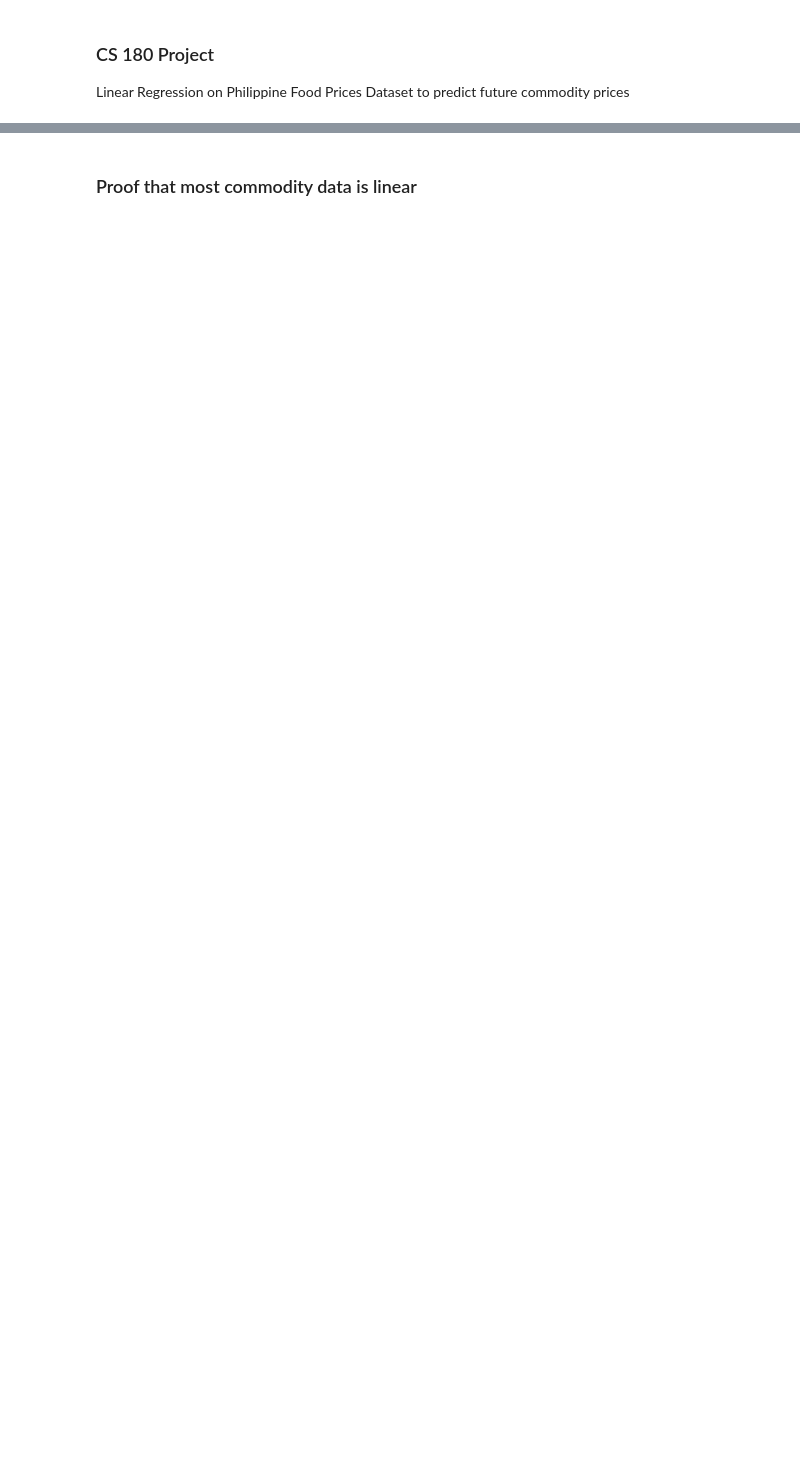
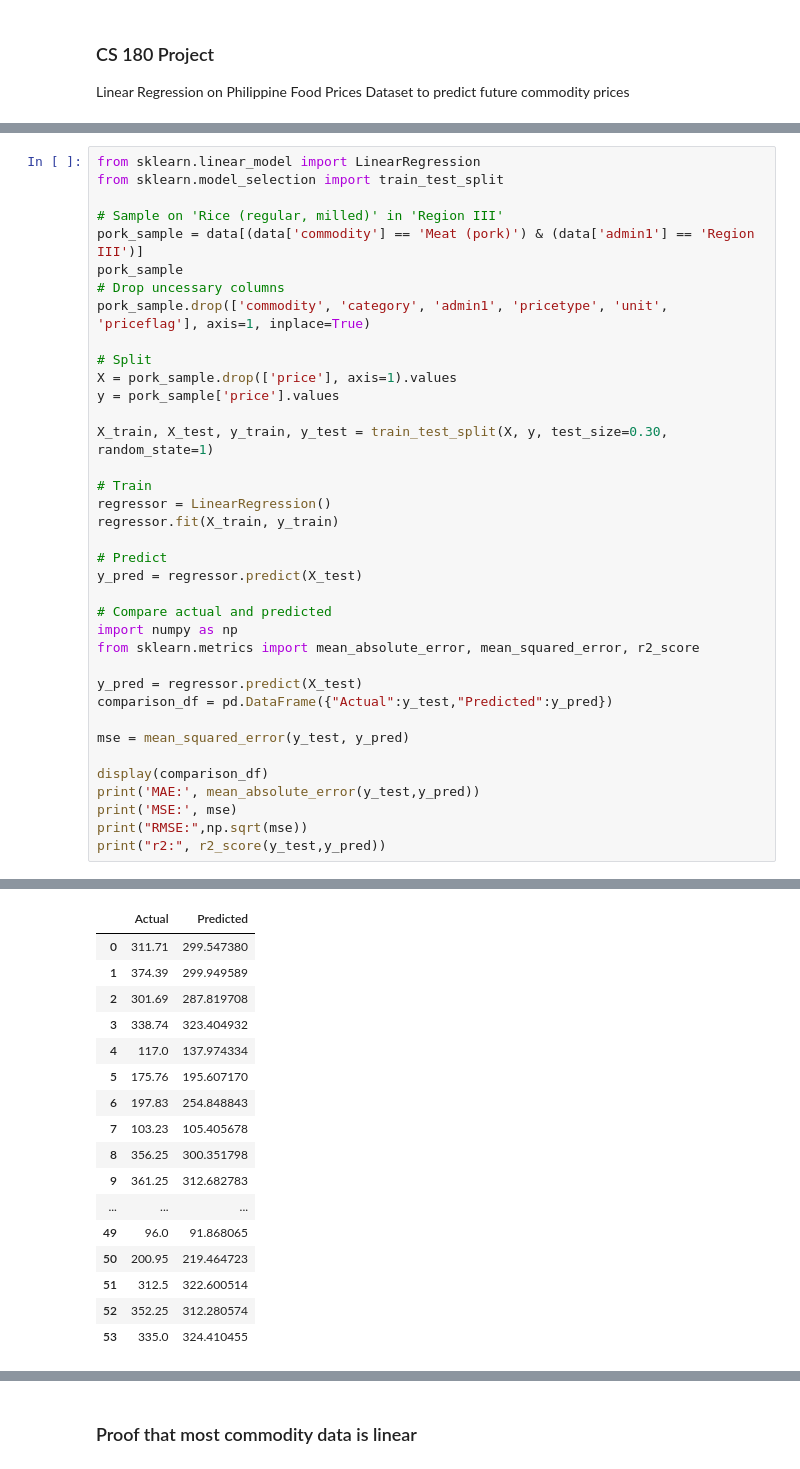
Before and after one commit to NeoGregorio/commodity-predict, a Jupyter notebook: prediction-model.ipynb, the cells around one changed output, grey strips where cells are left out. Drawn from its saved outputs; the diff is of its cells as text; blank space fills up the shorter version.

```diff
--- a/prediction-model.ipynb
+++ b/prediction-model.ipynb
@@ -17,0 +95,38 @@ Index(['date', 'admin1', 'admin2', 'market', 'latitude', 'longitude',
+# %%
+from sklearn.linear_model import LinearRegression
+from sklearn.model_selection import train_test_split
+
+# Sample on 'Rice (regular, milled)' in 'Region III'
+pork_sample = data[(data['commodity'] == 'Meat (pork)') & (data['admin1'] == 'Region III')]
+pork_sample
+# Drop uncessary columns
+pork_sample.drop(['commodity', 'category', 'admin1', 'pricetype', 'unit', 'priceflag'], axis=1, inplace=True)
+
+# Split
+X = pork_sample.drop(['price'], axis=1).values
+y = pork_sample['price'].values
+
+X_train, X_test, y_train, y_test = train_test_split(X, y, test_size=0.30, random_state=1)
+
+# Train
+regressor = LinearRegression()
+regressor.fit(X_train, y_train)
+
+# Predict
+y_pred = regressor.predict(X_test)
+
+# Compare actual and predicted
+import numpy as np
+from sklearn.metrics import mean_absolute_error, mean_squared_error, r2_score
+
+y_pred = regressor.predict(X_test)
+comparison_df = pd.DataFrame({"Actual":y_test,"Predicted":y_pred})
+
+mse = mean_squared_error(y_test, y_pred)
+
+display(comparison_df)
+print('MAE:', mean_absolute_error(y_test,y_pred))
+print('MSE:', mse)
+print("RMSE:",np.sqrt(mse))
+print("r2:", r2_score(y_test,y_pred))
+# %% [output]
@@ -17,0 +137,17 @@ Index(['date', 'admin1', 'admin2', 'market', 'latitude', 'longitude',
+|  | Actual | Predicted |
+| 0 | 311.71 | 299.547380 |
+| 1 | 374.39 | 299.949589 |
+| 2 | 301.69 | 287.819708 |
+| 3 | 338.74 | 323.404932 |
+| 4 | 117.0 | 137.974334 |
+| 5 | 175.76 | 195.607170 |
+| 6 | 197.83 | 254.848843 |
+| 7 | 103.23 | 105.405678 |
+| 8 | 356.25 | 300.351798 |
+| 9 | 361.25 | 312.682783 |
+| ... | ... | ... |
+| 49 | 96.0 | 91.868065 |
+| 50 | 200.95 | 219.464723 |
+| 51 | 312.5 | 322.600514 |
+| 52 | 352.25 | 312.280574 |
+| 53 | 335.0 | 324.410455 |
```
Also changed, not shown: parts of 9 cells of this notebook.
